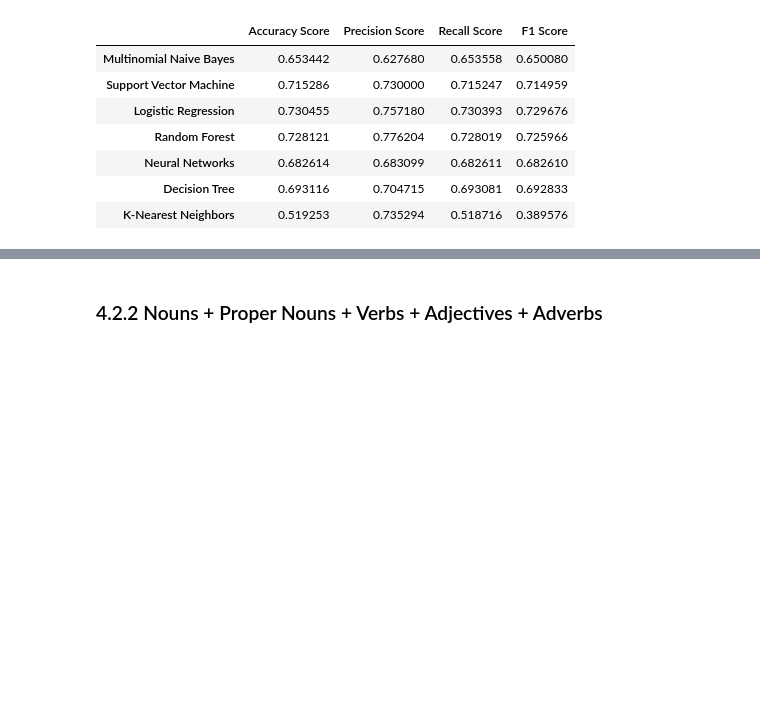
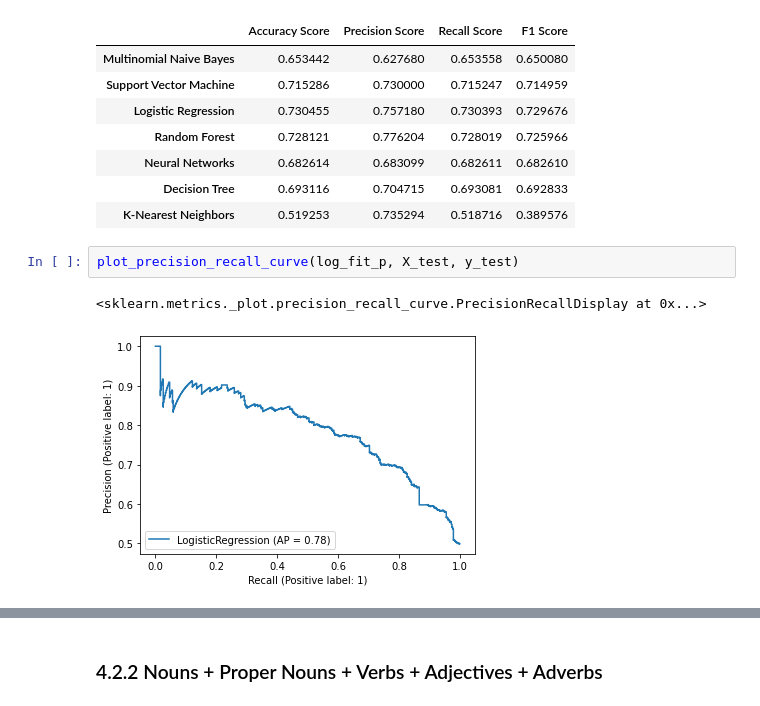
Before and after one commit to martinaviggiano/textsent_project, a Jupyter notebook: Hate Speech Detection Models-.ipynb, the cells around one changed output, grey strips where cells are left out. Cells and saved outputs as stored; diff of their text form; blank space fills up the shorter version.

Commit message:
Update new plot models

```diff
--- a/Hate Speech Detection Models-.ipynb
+++ b/Hate Speech Detection Models-.ipynb
@@ -1265,3 +1235,8 @@ NOUN_PROPN_ADJ_ADV
 | Neural Networks | 0.682614 | 0.683099 | 0.682611 | 0.682610 |
 | Decision Tree | 0.693116 | 0.704715 | 0.693081 | 0.692833 |
 | K-Nearest Neighbors | 0.519253 | 0.735294 | 0.518716 | 0.389576 |
+# %%
+plot_precision_recall_curve(log_fit_p, X_test, y_test)
+# %% [output]
+<sklearn.metrics._plot.precision_recall_curve.PrecisionRecallDisplay at 0x...>
+[figure, added]
```
Also changed, not shown: parts of 25 cells of this notebook.
